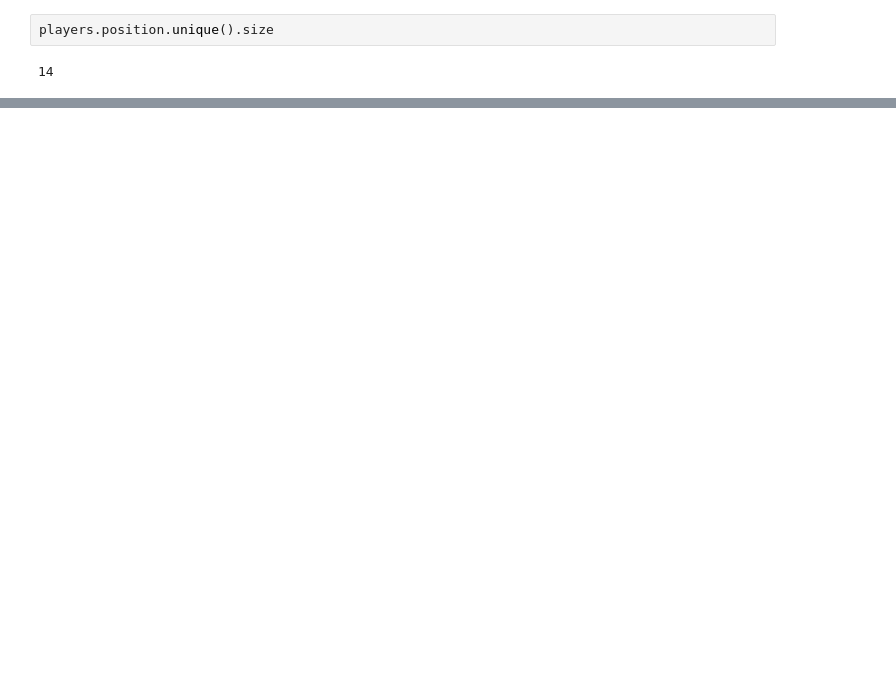
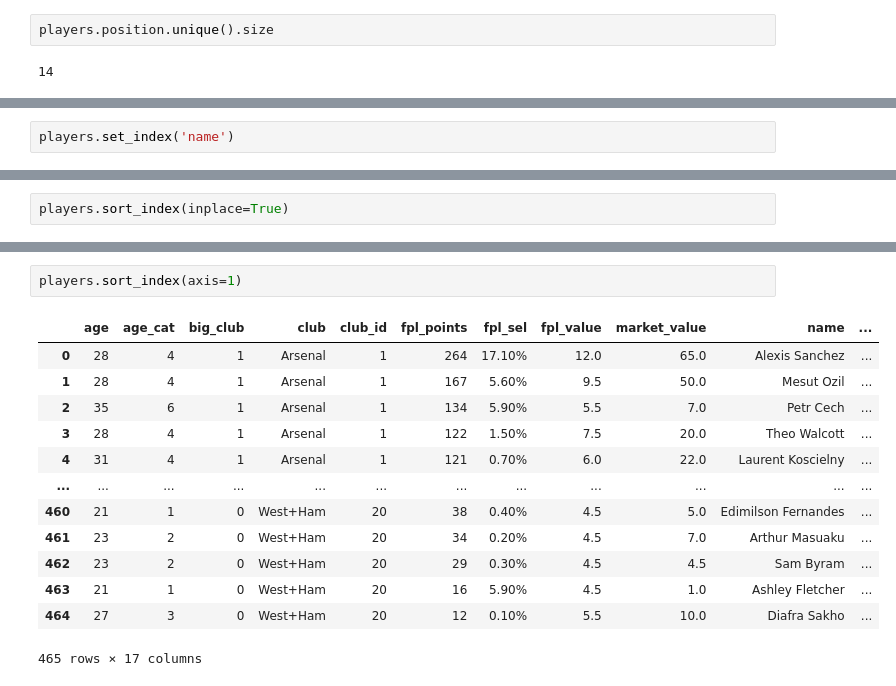
Before and after one commit to leozhao0709/python, a Jupyter notebook: pandas_bootcamp/DataFrames In Depth.ipynb, the cells around one changed output, grey strips where cells are left out. Saved outputs shown, nothing was run; the diff lists cells and outputs as text; blank space fills up the shorter version.

```diff
--- a/pandas_bootcamp/DataFrames In Depth.ipynb
+++ b/pandas_bootcamp/DataFrames In Depth.ipynb
@@ -26,0 +132,2 @@ players.position.unique().size
+# %%
+players.set_index('name')
@@ -26,0 +149,2 @@ players.position.unique().size
+# %%
+players.sort_index(inplace=True)
@@ -26,0 +159,16 @@ players.position.unique().size
+# %%
+players.sort_index(axis=1)
+# %% [output]
+|  | age | age_cat | big_club | club | club_id | fpl_points | fpl_sel | fpl_value | market_value | name | ... |
+| 0 | 28 | 4 | 1 | Arsenal | 1 | 264 | 17.10% | 12.0 | 65.0 | Alexis Sanchez | ... |
+| 1 | 28 | 4 | 1 | Arsenal | 1 | 167 | 5.60% | 9.5 | 50.0 | Mesut Ozil | ... |
+| 2 | 35 | 6 | 1 | Arsenal | 1 | 134 | 5.90% | 5.5 | 7.0 | Petr Cech | ... |
+| 3 | 28 | 4 | 1 | Arsenal | 1 | 122 | 1.50% | 7.5 | 20.0 | Theo Walcott | ... |
+| 4 | 31 | 4 | 1 | Arsenal | 1 | 121 | 0.70% | 6.0 | 22.0 | Laurent Koscielny | ... |
+| ... | ... | ... | ... | ... | ... | ... | ... | ... | ... | ... | ... |
+| 460 | 21 | 1 | 0 | West+Ham | 20 | 38 | 0.40% | 4.5 | 5.0 | Edimilson Fernandes | ... |
+| 461 | 23 | 2 | 0 | West+Ham | 20 | 34 | 0.20% | 4.5 | 7.0 | Arthur Masuaku | ... |
+| 462 | 23 | 2 | 0 | West+Ham | 20 | 29 | 0.30% | 4.5 | 4.5 | Sam Byram | ... |
+| 463 | 21 | 1 | 0 | West+Ham | 20 | 16 | 5.90% | 4.5 | 1.0 | Ashley Fletcher | ... |
+| 464 | 27 | 3 | 0 | West+Ham | 20 | 12 | 0.10% | 5.5 | 10.0 | Diafra Sakho | ... |
+465 rows × 17 columns
```
Also changed, not shown: parts of 21 cells of this notebook, 1 other file.
